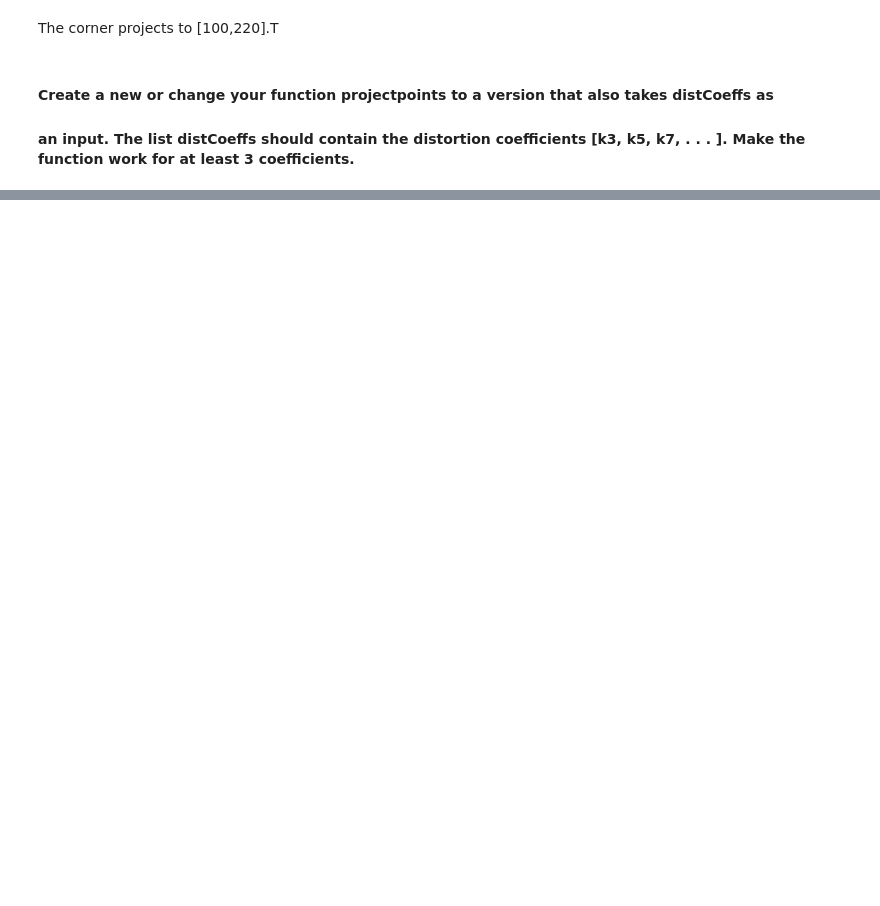
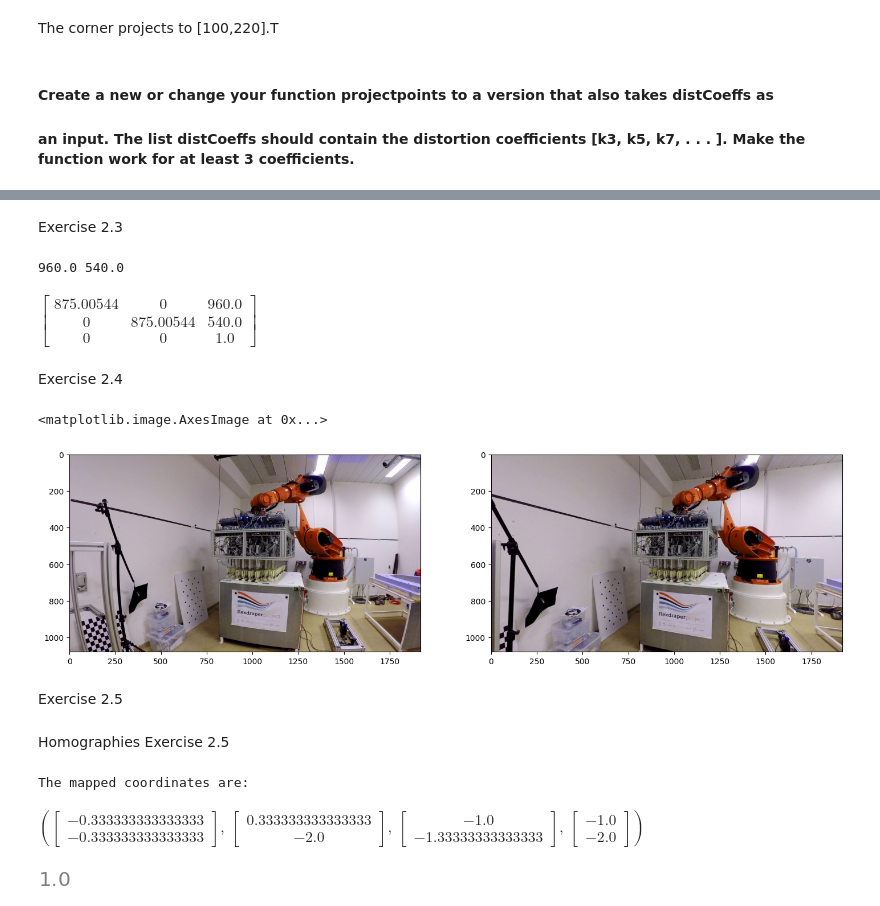
Before and after one commit to ibohaji/cv-course, a Jupyter notebook: week2.ipynb, the cells around one changed output, grey strips where cells are left out. Cells and saved outputs as stored; diff of their text form; code cells hidden in the pictures; blank space fills up the shorter version.

```diff
--- a/week2.ipynb
+++ b/week2.ipynb
@@ -134,0 +134,2 @@ $\displaystyle \left[\begin{matrix}k_{1} r_{1} + k_{2} r_{1}\\k_{1} r_{2} + k_{2
+# %% [markdown]
+Exercise 2.3
@@ -134,0 +142,73 @@ $\displaystyle \left[\begin{matrix}k_{1} r_{1} + k_{2} r_{1}\\k_{1} r_{2} + k_{2
+# %%
+delta_x = im.shape[1]/2
+delta_y = im.shape[0]/2
+
+print(delta_x , delta_y)
+# %% [output]
+960.0 540.0
+# %%
+K = np.array([[f,0,delta_x],[0,f,delta_y],[0,0,1]])
+Matrix(K)
+# %% [output]
+$\displaystyle \left[\begin{matrix}875.00544 & 0 & 960.0\\0 & 875.00544 & 540.0\\0 & 0 & 1.0\end{matrix}\right]$
+# %% [markdown]
+Exercise 2.4
+# %%
+"""
+TODO: Fix this shit
+This function is not working correctly for the time being, To be continued later.
+"""
+def undistortImage(im,K,k):
+
+    x, y = np.meshgrid(np.arange(im.shape[1]), np.arange(im.shape[0]))
+    p = np.stack((x, y, np.ones(x.shape))).reshape(3, -1)
+    q = np.linalg.inv(K) @ (p)
+    q_d = PiInv(dist(k,q))
+    p_d = K @ q_d
+    x_d = p_d[0].reshape(x.shape).astype(np.float32)
+    y_d = p_d[1].reshape(y.shape).astype(np.float32)
+    assert (p_d[2]==1).all(), 'You did a mistake somewhere'
+    im_undistorted = cv2.remap(im, x_d, y_d, cv2.INTER_LINEAR)
+
+    return im_undistorted
+# %%
+k = [-0.245031,0.071524,-0.00994978]
+undistorted = undistortImage(im,K,k)
+# %%
+fig,ax = plt.subplots(1,2,figsize=(17.5,10))
+ax[1].imshow(undistorted)
+ax[0].imshow(im)
+# %% [output]
+<matplotlib.image.AxesImage at 0x...>
+[figure, added]
+# %% [markdown]
+Exercise 2.5
+# %% [markdown]
+Homographies
+Exercise 2.5
+# %%
+from sympy import Matrix
+
+p1 = np.array([1,1])
+p2 = np.array([0,3])
+p3 = np.array([2,3])
+p4 = np.array([2,4])
+
+H = np.array([[-2,0,1],[1,-2,0],[0,0,3]])
+
+
+q1 = Pi(H@PiInv(p1))
+q2 = Pi(H@PiInv(p2))
+q3 = Pi(H@PiInv(p3))
+q4 = Pi(H@PiInv(p4))
+
+
+print("The mapped coordinates are: ")
+Matrix(q1), Matrix(q2), Matrix(q3), Matrix(q4)
+# %% [output]
+The mapped coordinates are:
+$\displaystyle \left( \left[\begin{matrix}-0.333333333333333\\-0.333333333333333\end{matrix}\right], \  \left[\begin{matrix}0.333333333333333\\-2.0\end{matrix}\right], \  \left[\begin{matrix}-1.0\\-1.33333333333333\end{matrix}\right], \  \left[\begin{matrix}-1.0\\-2.0\end{matrix}\right]\right)$
+# %%
+np.linalg.norm(F)
+# %% [output]
+[figure, added]
```
Also changed, not shown: parts of 20 cells of this notebook.
